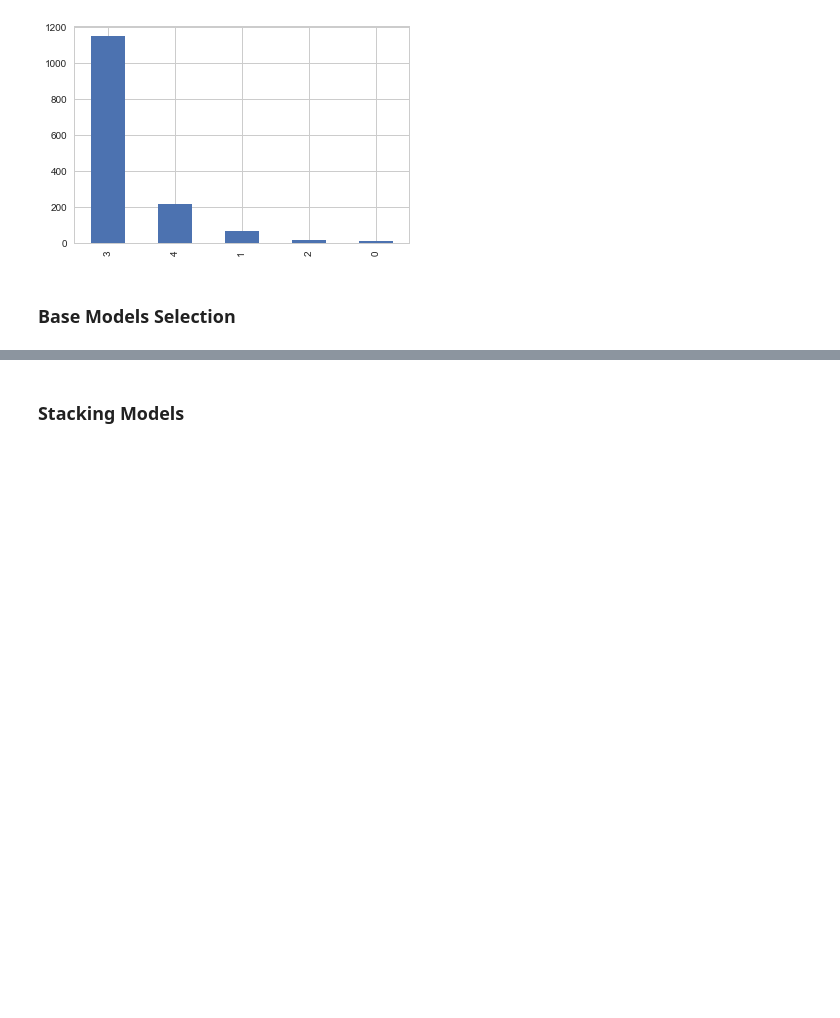
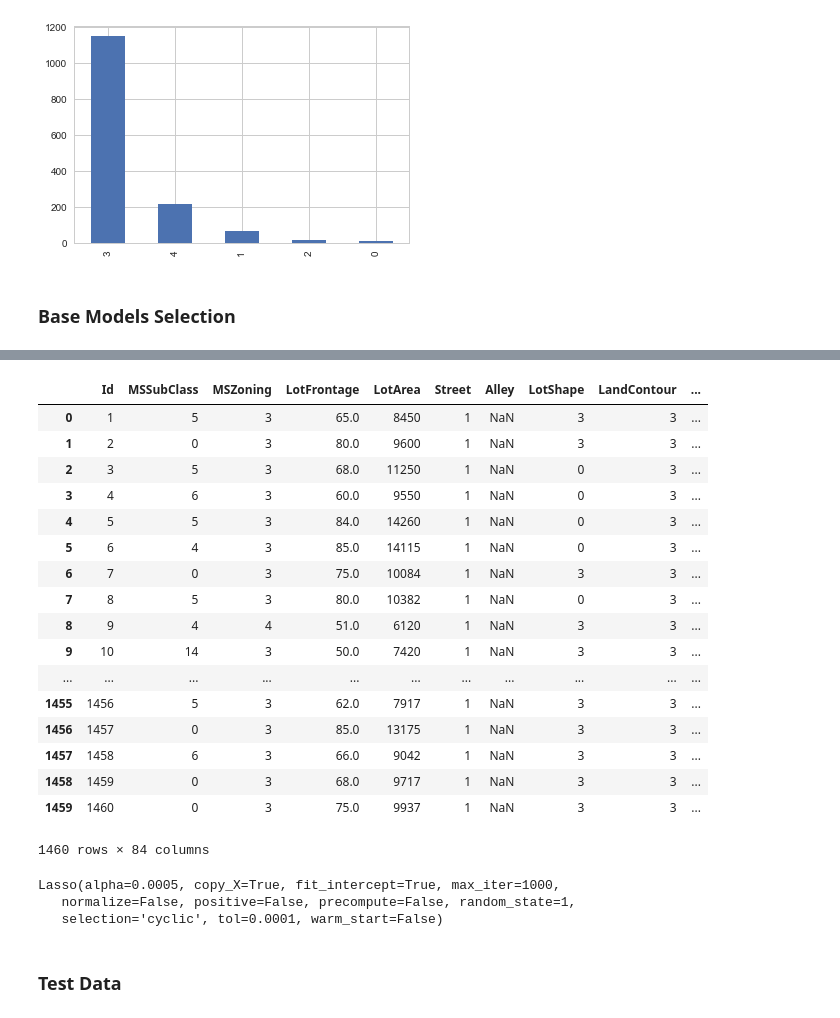
Before and after one commit to kkchuchu/kkchuchu.mushroom, a Jupyter notebook: kaggle/hp/House Prices- Advanced Regression Techniques.ipynb, the cells around one changed output, grey strips where cells are left out. Saved outputs shown, nothing was run; the diff lists cells and outputs as text; code cells hidden in the pictures; blank space fills up the shorter version.

```diff
--- a/kaggle/hp/House Prices- Advanced Regression Techniques.ipynb
+++ b/kaggle/hp/House Prices- Advanced Regression Techniques.ipynb
@@ -271,2 +278,27 @@ model_xgb = xgb.XGBRegressor(colsample_bytree=0.4603, gamma=0.0468,
-# %% [markdown]
-### Stacking Models
+# %%
+def ext_column(df):
+    df['enet_result'] = pd.Series(None, index=dr.index)
+    df['xgb_result'] = pd.Series(None, index=dr.index)
+    df['y_pred'] = pd.Series(None, index=dr.index)
+    return dr
+
+ext_column(dr)
+# %% [output]
+|  | Id | MSSubClass | MSZoning | LotFrontage | LotArea | Street | Alley | LotShape | LandContour | ... |
+| 0 | 1 | 5 | 3 | 65.0 | 8450 | 1 | NaN | 3 | 3 | ... |
+| 1 | 2 | 0 | 3 | 80.0 | 9600 | 1 | NaN | 3 | 3 | ... |
+| 2 | 3 | 5 | 3 | 68.0 | 11250 | 1 | NaN | 0 | 3 | ... |
+| 3 | 4 | 6 | 3 | 60.0 | 9550 | 1 | NaN | 0 | 3 | ... |
+| 4 | 5 | 5 | 3 | 84.0 | 14260 | 1 | NaN | 0 | 3 | ... |
+| 5 | 6 | 4 | 3 | 85.0 | 14115 | 1 | NaN | 0 | 3 | ... |
+| 6 | 7 | 0 | 3 | 75.0 | 10084 | 1 | NaN | 3 | 3 | ... |
+| 7 | 8 | 5 | 3 | 80.0 | 10382 | 1 | NaN | 0 | 3 | ... |
+| 8 | 9 | 4 | 4 | 51.0 | 6120 | 1 | NaN | 3 | 3 | ... |
+| 9 | 10 | 14 | 3 | 50.0 | 7420 | 1 | NaN | 3 | 3 | ... |
+| ... | ... | ... | ... | ... | ... | ... | ... | ... | ... | ... |
+| 1455 | 1456 | 5 | 3 | 62.0 | 7917 | 1 | NaN | 3 | 3 | ... |
+| 1456 | 1457 | 0 | 3 | 85.0 | 13175 | 1 | NaN | 3 | 3 | ... |
+| 1457 | 1458 | 6 | 3 | 66.0 | 9042 | 1 | NaN | 3 | 3 | ... |
+| 1458 | 1459 | 0 | 3 | 68.0 | 9717 | 1 | NaN | 3 | 3 | ... |
+| 1459 | 1460 | 0 | 3 | 75.0 | 9937 | 1 | NaN | 3 | 3 | ... |
+1460 rows × 84 columns
@@ -272,0 +311,8 @@ model_xgb = xgb.XGBRegressor(colsample_bytree=0.4603, gamma=0.0468,
+# %%
+lasso = Lasso(alpha =0.0005, random_state=1)
+lasso.fit(dr[meta_col], dr[y_column])
+# y_pred = pd.DataFrame(lasso.)
+# %% [output]
+Lasso(alpha=0.0005, copy_X=True, fit_intercept=True, max_iter=1000,
+   normalize=False, positive=False, precompute=False, random_state=1,
+   selection='cyclic', tol=0.0001, warm_start=False)
@@ -272,0 +323,2 @@ model_xgb = xgb.XGBRegressor(colsample_bytree=0.4603, gamma=0.0468,
+# %% [markdown]
+### Test Data
```
Also changed, not shown: parts of 42 cells of this notebook.
